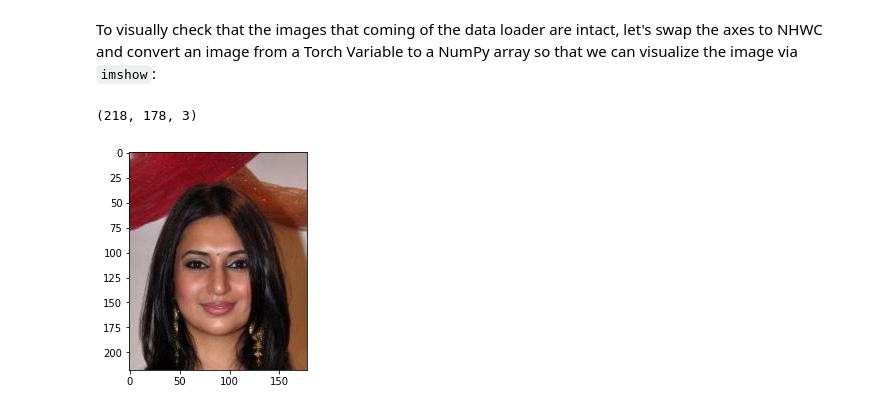
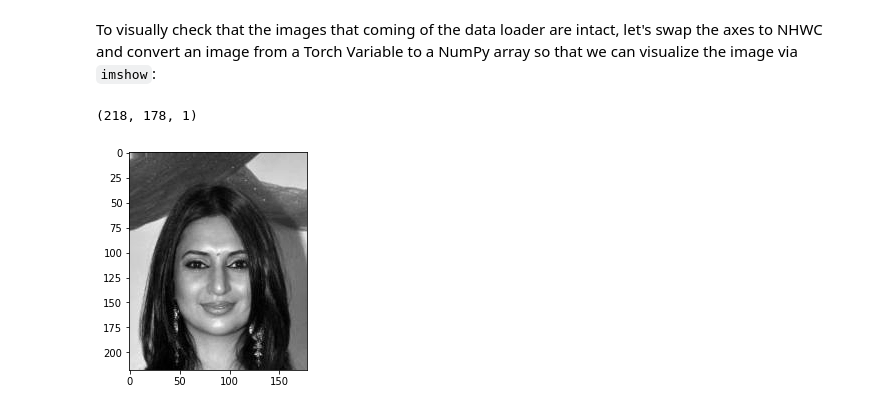
Before and after one commit to rasbt/deep-learning-book, a Jupyter notebook: code/model_zoo/pytorch_ipynb/custom-data-loader-celeba.ipynb, the cells around one changed output. Saved outputs shown, nothing was run; the diff lists cells and outputs as text; code cells hidden in the pictures.

```diff
--- a/code/model_zoo/pytorch_ipynb/custom-data-loader-celeba.ipynb
+++ b/code/model_zoo/pytorch_ipynb/custom-data-loader-celeba.ipynb
@@ -81,11 +81,11 @@ Finally, let's open one of the images to make sure they look ok:
 %matplotlib inline
 import os
 import matplotlib.pyplot as plt
-import imageio
+from PIL import Image
 
 
-img = imageio.imread('img_align_celeba/000001.jpg')
-print(img.shape)
+img = Image.open('img_align_celeba/000001.jpg')
+print(np.asarray(img, dtype=np.uint8).shape)
 plt.imshow(img);
 # %% [output]
 (218, 178, 3)
@@ -116,8 +116,8 @@ class CelebaDataset(Dataset):
         self.transform = transform
 
     def __getitem__(self, index):
-        img = imageio.imread(os.path.join(self.img_dir,
-                                          self.img_names[index]))
+        img = Image.open(os.path.join(self.img_dir,
+                                      self.img_names[index]))
 
         if self.transform is not None:
             img = self.transform(img)
@@ -143,7 +144,7 @@ from torchvision import transforms
 # Note that transforms.ToTensor()
 # already divides pixels by 255. internally
 
-custom_transform = transforms.Compose([
+custom_transform = transforms.Compose([transforms.Grayscale(),
                                        #transforms.Lambda(lambda x: x/255.),
                                        transforms.ToTensor()])
 
@@ -189,10 +190,10 @@ To visually check that the images that coming of the data loader are intact, let
 one_image = x[0].permute(1, 2, 0).data.numpy()
 one_image.shape
 # %% [output]
-(218, 178, 3)
+(218, 178, 1)
 # %%
 # note that imshow also works fine with scaled
 # images in [0, 1] range.
-plt.imshow(one_image);
+plt.imshow(one_image.squeeze(), cmap='gray');
 # %% [output]
-[figure, old version]
+[figure, new version]
```
Also changed, not shown: parts of 2 cells of this notebook.
